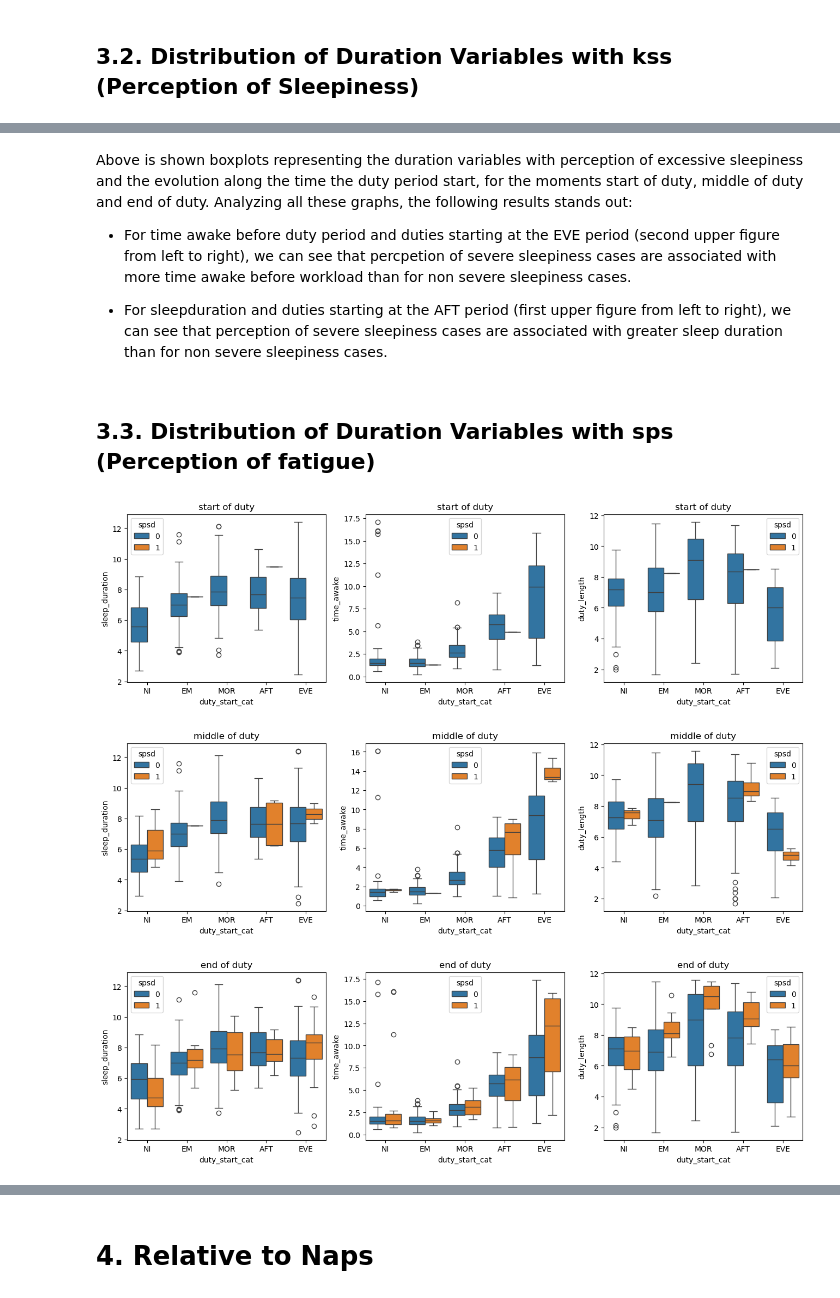
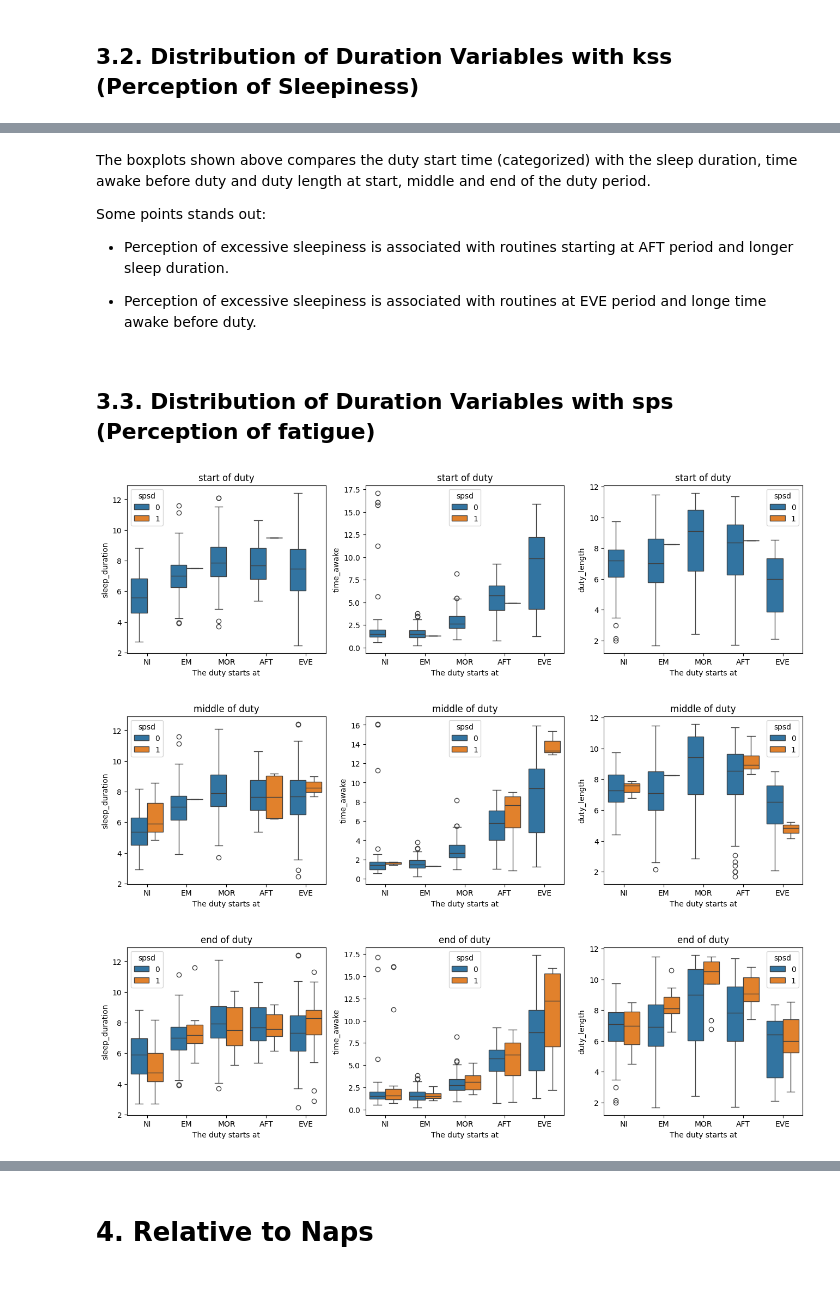
Before and after one commit to jlpscampos/Perception-of-Excessive-Sleepiness-and-Severe-Fatigue-in-Civil-Aviation-Pilots, a Jupyter notebook: Exploratory_Data_Analysis.ipynb, the cells around one changed output, grey strips where cells are left out. Cells and saved outputs as stored; diff of their text form; code cells hidden in the pictures.

```diff
--- a/Exploratory_Data_Analysis.ipynb
+++ b/Exploratory_Data_Analysis.ipynb
@@ -461,43 +467,45 @@ plt.show()
 # %% [markdown]
-Above is shown boxplots representing the duration variables with perception of excessive sleepiness and the evolution along the time the duty period start, for the moments start of duty, middle of duty and end of duty. Analyzing all these graphs, the following results stands out:
+The boxplots shown above compares the duty start time (categorized) with the sleep duration, time awake before duty and duty length at start, middle and end of the duty period.
 
-* For time awake before duty period and duties starting at the EVE period (second upper figure from left to right), we can see that percpetion of severe sleepiness cases are associated with more time awake before workload than for non severe sleepiness cases.
+Some points stands out:
 
-* For sleepduration and duties starting at the AFT period (first upper figure from left to right), we can see that perception of severe sleepiness cases are associated with greater sleep duration than for non severe sleepiness cases.
+* Perception of excessive sleepiness is associated with routines starting at AFT period and longer sleep duration.
+
+* Perception of excessive sleepiness is associated with routines at EVE period and longe time awake before duty.
 # %% [markdown]
 ## 3.3. Distribution of Duration Variables with sps (Perception of fatigue)
 # %%
 fig, ax = plt.subplots(nrows = 1, ncols = 3, figsize=(16,4))
 temp0 = temp.loc[temp.duty_moment == 'start'].copy()
 sns.boxplot(data = temp0, x = 'duty_start_cat', y = 'sleep_duration', hue = 'spsd', order = ['NI','EM','MOR','AFT','EVE'], ax = ax[0])
 sns.boxplot(data = temp0, x = 'duty_start_cat', y = 'time_awake', hue = 'spsd', order = ['NI','EM','MOR','AFT','EVE'], ax = ax[1])
 sns.boxplot(data = temp0, x = 'duty_start_cat', y = 'duty_length', hue = 'spsd', order = ['NI','EM','MOR','AFT','EVE'], ax = ax[2])
-ax[0].set_title('start of duty')
-ax[1].set_title('start of duty')
-ax[2].set_title('start of duty')
+ax[0].set_title('start of duty'); ax[0].set_xlabel('The duty starts at')
+ax[1].set_title('start of duty'); ax[1].set_xlabel('The duty starts at')
+ax[2].set_title('start of duty'); ax[2].set_xlabel('The duty starts at')
 plt.show()
 
 fig, ax = plt.subplots(nrows = 1, ncols = 3, figsize=(16,4))
 temp0 = temp.loc[temp.duty_moment == 'middle'].copy()
 sns.boxplot(data = temp0, x = 'duty_start_cat', y = 'sleep_duration', hue = 'spsd', order = ['NI','EM','MOR','AFT','EVE'], ax = ax[0])
 sns.boxplot(data = temp0, x = 'duty_start_cat', y = 'time_awake', hue = 'spsd', order = ['NI','EM','MOR','AFT','EVE'], ax = ax[1])
 sns.boxplot(data = temp0, x = 'duty_start_cat', y = 'duty_length', hue = 'spsd', order = ['NI','EM','MOR','AFT','EVE'], ax = ax[2])
-ax[0].set_title('middle of duty')
-ax[1].set_title('middle of duty')
-ax[2].set_title('middle of duty')
+ax[0].set_title('middle of duty'); ax[0].set_xlabel('The duty starts at')
+ax[1].set_title('middle of duty'); ax[1].set_xlabel('The duty starts at')
+ax[2].set_title('middle of duty'); ax[2].set_xlabel('The duty starts at')
 plt.show()
 
 fig, ax = plt.subplots(nrows = 1, ncols = 3, figsize=(16,4))
 temp0 = temp.loc[temp.duty_moment == 'end'].copy()
 sns.boxplot(data = temp0, x = 'duty_start_cat', y = 'sleep_duration', hue = 'spsd', order = ['NI','EM','MOR','AFT','EVE'], ax = ax[0])
 sns.boxplot(data = temp0, x = 'duty_start_cat', y = 'time_awake', hue = 'spsd', order = ['NI','EM','MOR','AFT','EVE'], ax = ax[1])
 sns.boxplot(data = temp0, x = 'duty_start_cat', y = 'duty_length', hue = 'spsd', order = ['NI','EM','MOR','AFT','EVE'], ax = ax[2])
-ax[0].set_title('end of duty')
-ax[1].set_title('end of duty')
-ax[2].set_title('end of duty')
+ax[0].set_title('end of duty'); ax[0].set_xlabel('The duty starts at')
+ax[1].set_title('end of duty'); ax[1].set_xlabel('The duty starts at')
+ax[2].set_title('end of duty'); ax[2].set_xlabel('The duty starts at')
 plt.show()
 # %% [output]
-[figure, old version]
+[figure, new version]
-[figure, old version]
+[figure, new version]
-[figure, old version]
+[figure, new version]
 # %% [markdown]
```
Also changed, not shown: parts of 26 cells of this notebook.
